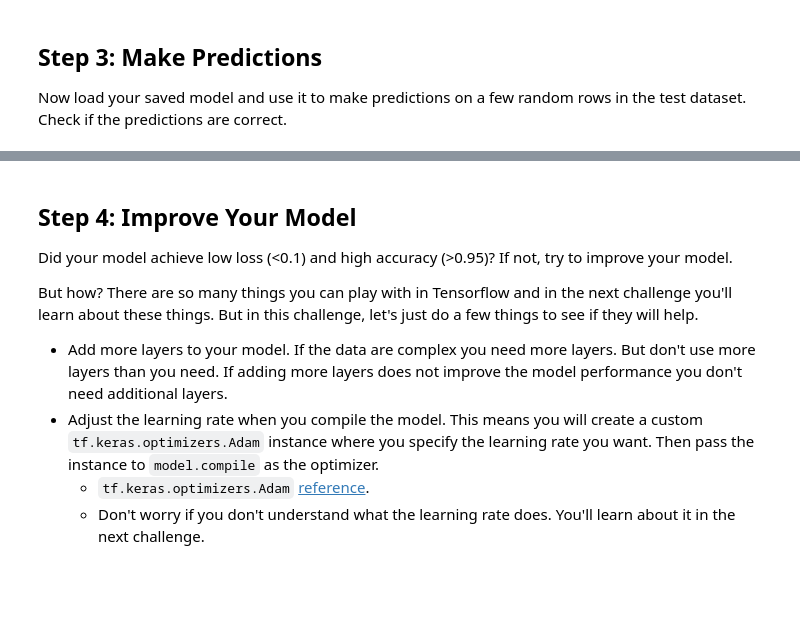
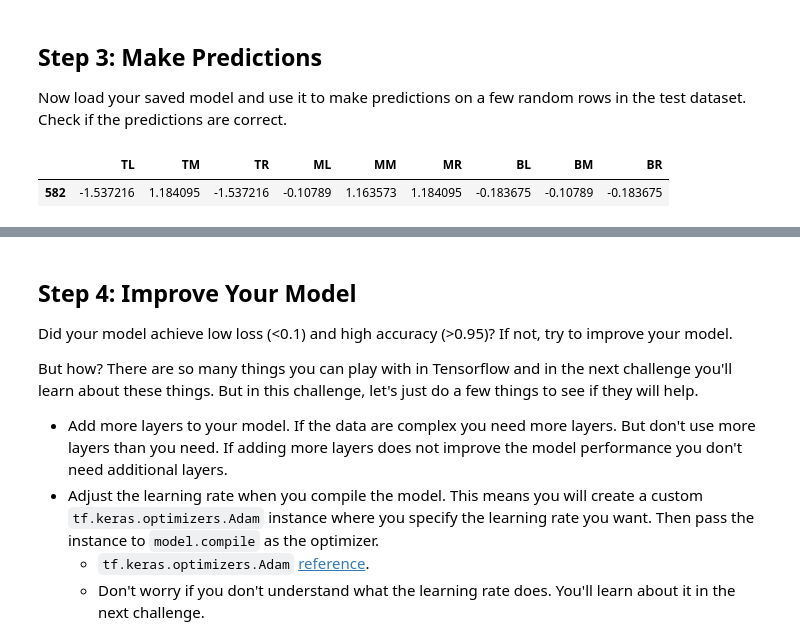
Before and after one commit to kep1n/lab-neural-networks, a Jupyter notebook: your-code/challenge-1.ipynb, the cells around one changed output, grey strips where cells are left out. Drawn from its saved outputs; the diff is of its cells as text; code cells hidden in the pictures; blank space fills up the shorter version.

```diff
--- a/your-code/challenge-1.ipynb
+++ b/your-code/challenge-1.ipynb
@@ -166,0 +167,6 @@ Now load your saved model and use it to make predictions on a few random rows in
+# %%
+row = X_test.iloc[[14]]
+row
+# %% [output]
+|  | TL | TM | TR | ML | MM | MR | BL | BM | BR |
+| 582 | -1.537216 | 1.184095 | -1.537216 | -0.10789 | 1.163573 | 1.184095 | -0.183675 | -0.10789 | -0.183675 |
```
Also changed, not shown: parts of 3 cells of this notebook.
